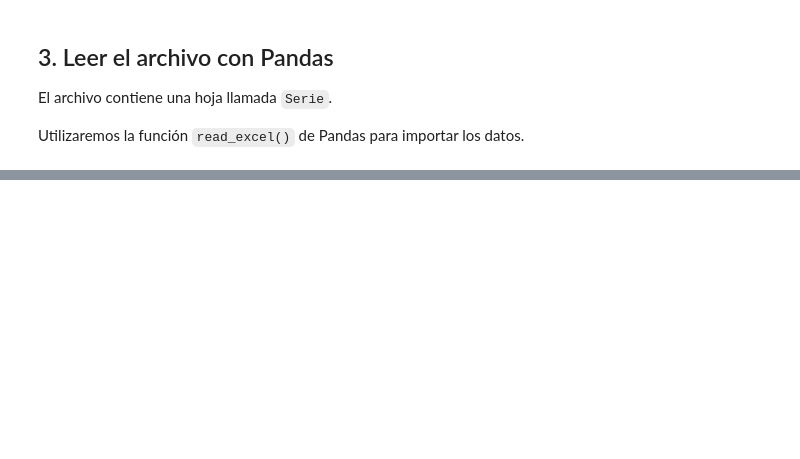
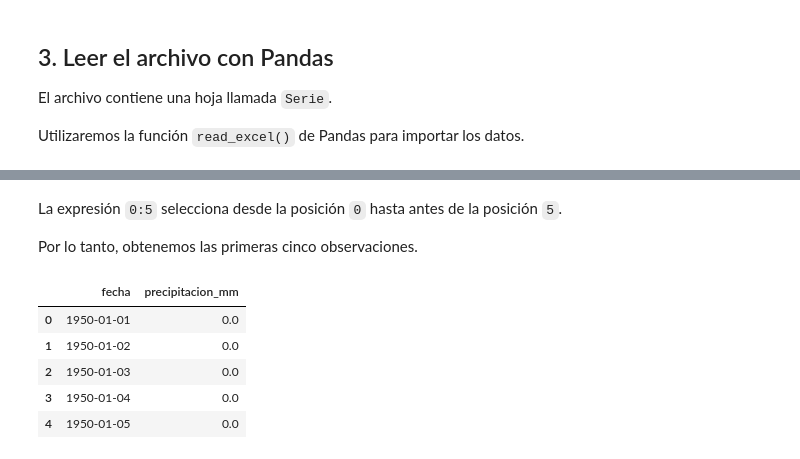
Before and after one commit to paulmunozpauta/Curso_Introduccion_Ciencia_Datos, a Jupyter notebook: Static/M02_02_Organización_preparación_datos.ipynb, the cells around one changed output, grey strips where cells are left out. Saved outputs shown, nothing was run; the diff lists cells and outputs as text; code cells hidden in the pictures; blank space fills up the shorter version.

```diff
--- a/Static/M02_02_Organización_preparación_datos.ipynb
+++ b/Static/M02_02_Organización_preparación_datos.ipynb
@@ -463,0 +195,13 @@ Ahora debes reproducir el procedimiento utilizando la serie de precipitación de
+# %% [markdown]
+La expresión `0:5` selecciona desde la posición `0` hasta antes de la posición `5`.
+
+Por lo tanto, obtenemos las primeras cinco observaciones.
+# %%
+datos.iloc[0:5, [0, 4]]
+# %% [output]
+|  | fecha | precipitacion_mm |
+| 0 | 1950-01-01 | 0.0 |
+| 1 | 1950-01-02 | 0.0 |
+| 2 | 1950-01-03 | 0.0 |
+| 3 | 1950-01-04 | 0.0 |
+| 4 | 1950-01-05 | 0.0 |
```
Also changed, not shown: parts of 64 cells of this notebook.
